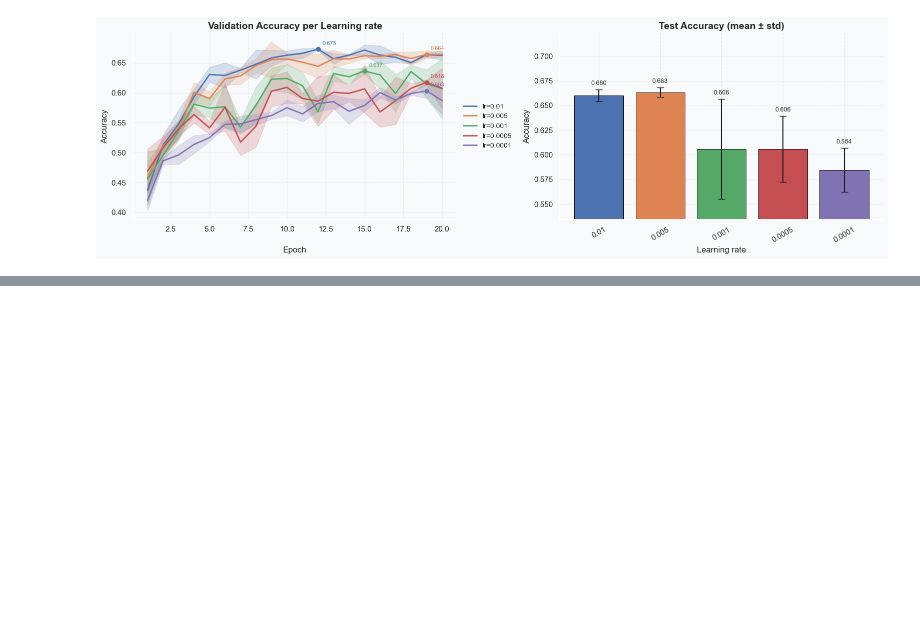
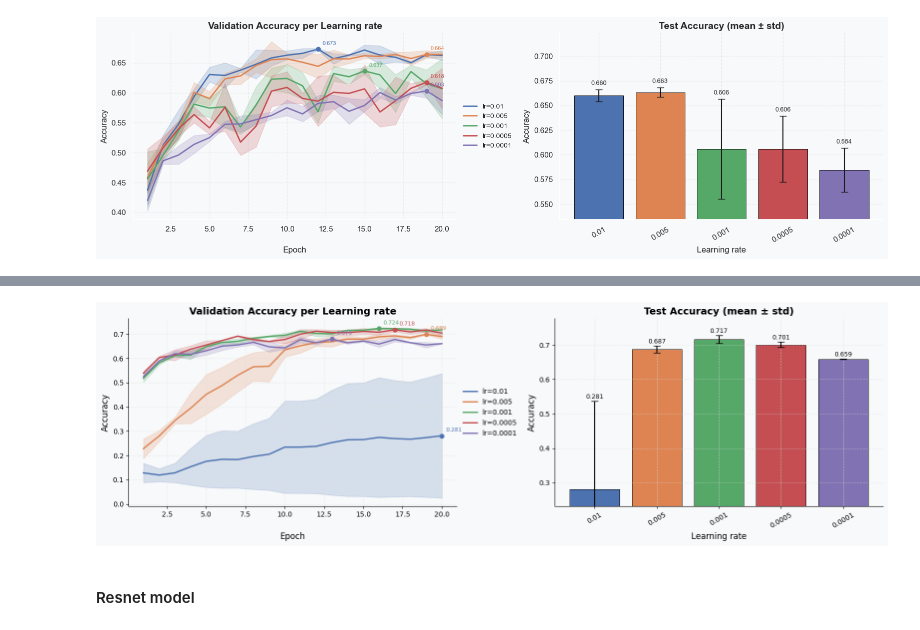
Before and after one commit to nadias03/image-classification-with-CNNs, a Jupyter notebook: experiments/hyperparameters/training_experiments/training_hyperparameters.ipynb, the cells around one changed output, grey strips where cells are left out. Drawn from its saved outputs; the diff is of its cells as text; code cells hidden in the pictures; blank space fills up the shorter version.

```diff
--- a/experiments/hyperparameters/training_experiments/training_hyperparameters.ipynb
+++ b/experiments/hyperparameters/training_experiments/training_hyperparameters.ipynb
@@ -159,0 +261,4 @@ save_results(baseline_results, 'lr_results_baseline')
+# %%
+plot_accuracy_comparison(alexnet_results, param_name='Learning rate', param_name_short='lr')
+# %% [output]
+[figure, added]
@@ -159,0 +267,2 @@ save_results(baseline_results, 'lr_results_baseline')
+# %% [markdown]
+#### Resnet model
```
Also changed, not shown: parts of 26 cells of this notebook, 10 other files.
